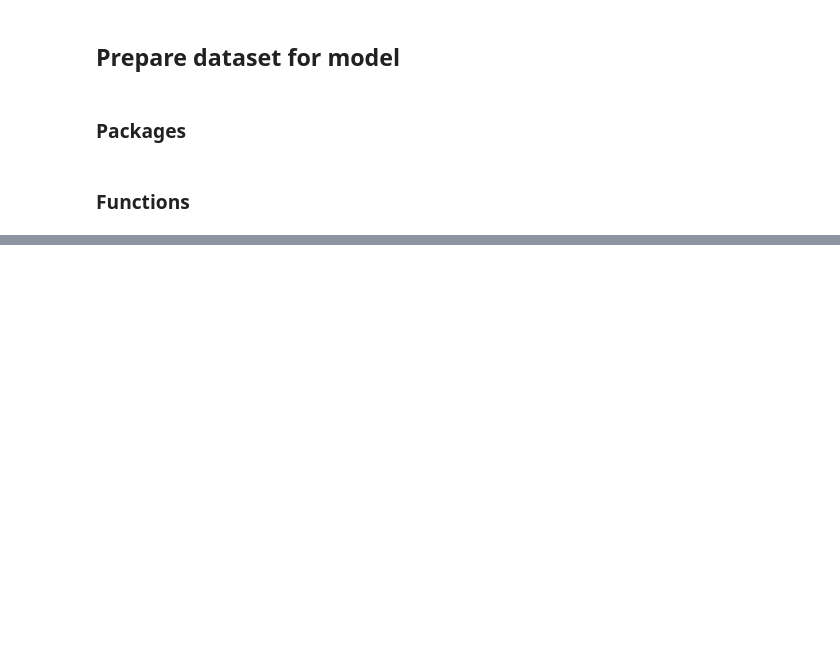
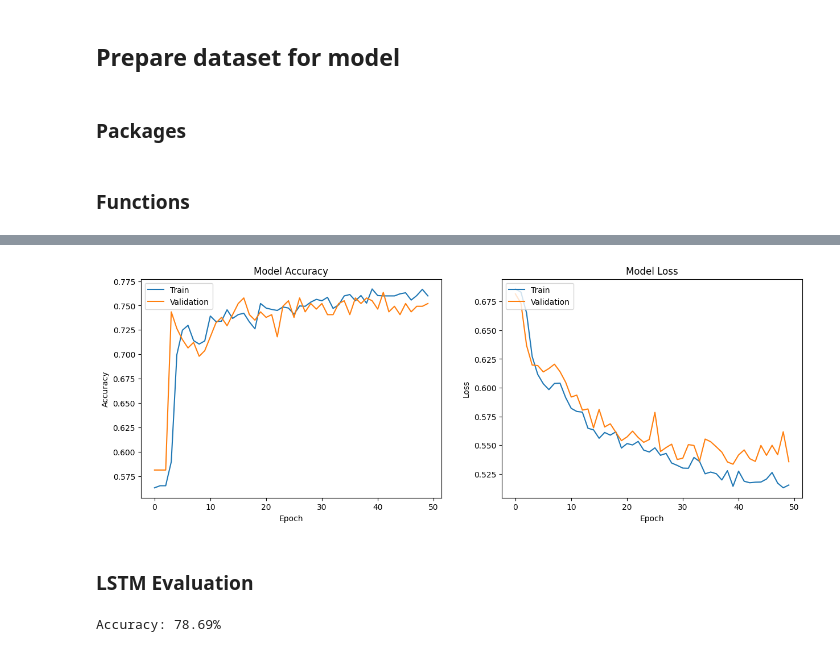
Before and after one commit to guico3lho/zrp_case, a Jupyter notebook: main.ipynb, the cells around one changed output, grey strips where cells are left out. Saved outputs shown, nothing was run; the diff lists cells and outputs as text; code cells hidden in the pictures; blank space fills up the shorter version.

Commit message:
Experiments with Methodology 2: LSTMs

```diff
--- a/main.ipynb
+++ b/main.ipynb
@@ -316,0 +408,8 @@ leaderboard_exp1 = exp1.get_leaderboard()
+# %%
+X_train, X_rem, y_train, y_rem = train_test_split(X, y, train_size=0.8, random_state=52)  # 80% train
+
+X_val, X_test, y_val, y_test = train_test_split(X_rem, y_rem, test_size=0.5, random_state=52)  # 10% val, 10% testc
+# %%
+# convert X_train to LSTM model input
+X_train = X_train.reshape(X_train.shape[0], 1, X_train.shape[1])
+X_val = X_val.reshape(X_val.shape[0], 1, X_val.shape[1])
@@ -316,0 +426,12 @@ leaderboard_exp1 = exp1.get_leaderboard()
+# %%
+
+
+# create the model
+
+model = Sequential()
+model.add(Input(shape= X_train.shape[1:], name='input'))
+model.add(LSTM(256))
+model.add(Dense(128, activation='relu'))
+model.add(Dense(1, activation='sigmoid'))
+
+print(model.summary())
@@ -316,0 +457,4 @@ leaderboard_exp1 = exp1.get_leaderboard()
+# %%
+model.compile(loss='binary_crossentropy', optimizer='adam', metrics=['accuracy'])
+
+history = model.fit(X_train, y_train, validation_data=(X_val, y_val), epochs=50)
@@ -316,0 +479,27 @@ leaderboard_exp1 = exp1.get_leaderboard()
+# %%
+fig, (ax1, ax2) = plt.subplots(1, 2, figsize=(15, 5))
+ax1.plot(history.history['accuracy'])
+ax1.plot(history.history['val_accuracy'])
+ax1.set_title('Model Accuracy')
+ax1.set_ylabel('Accuracy')
+ax1.set_xlabel('Epoch')
+ax1.legend(['Train', 'Validation'], loc='upper left')
+
+ax2.plot(history.history['loss'])
+ax2.plot(history.history['val_loss'])
+ax2.set_title('Model Loss')
+ax2.set_ylabel('Loss')
+ax2.set_xlabel('Epoch')
+ax2.legend(['Train', 'Validation'], loc='upper left')
+plt.show()
+# %% [output]
+[figure, added]
+# %% [markdown]
+### LSTM Evaluation
+# %%
+# Final evaluation of the model
+X_test = X_test.reshape(X_test.shape[0], 1, X_test.shape[1])
+scores = model.evaluate(X_test, y_test, verbose=0)
+print("Accuracy: %.2f%%" % (scores[1] * 100))
+# %% [output]
+Accuracy: 78.69%
```
Also changed, not shown: parts of 49 cells of this notebook.
